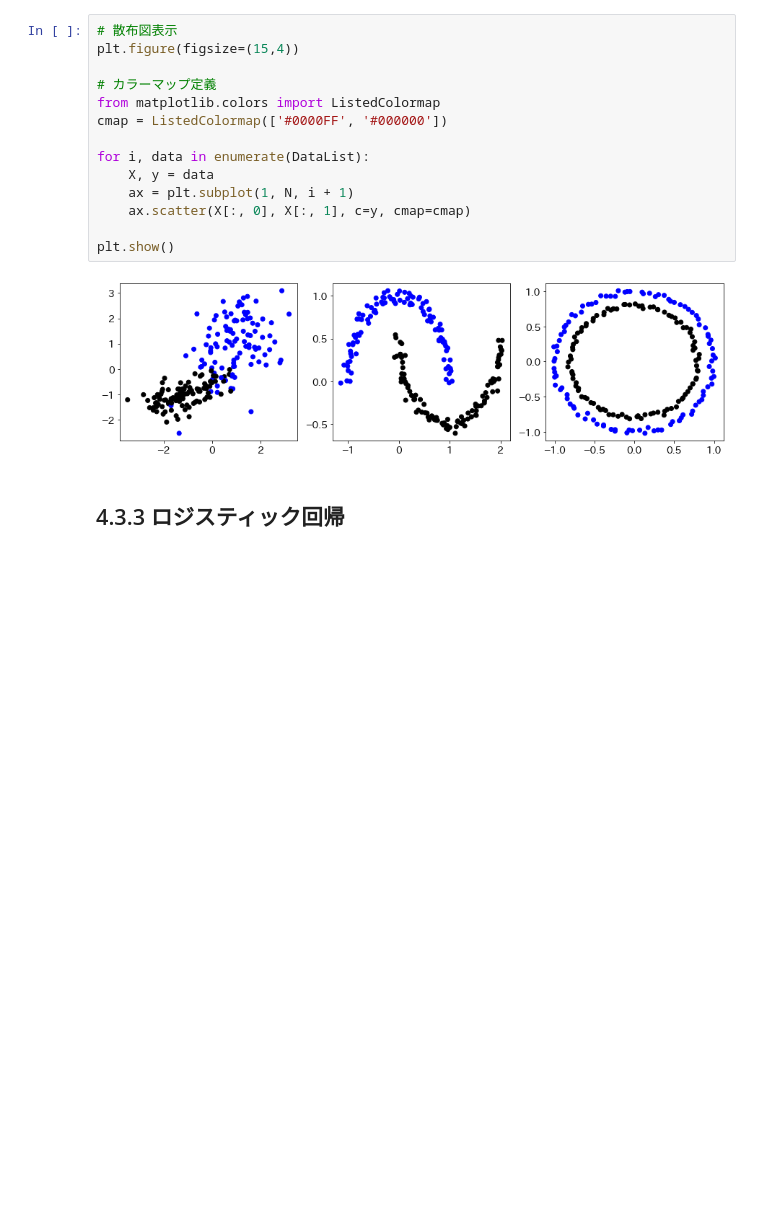
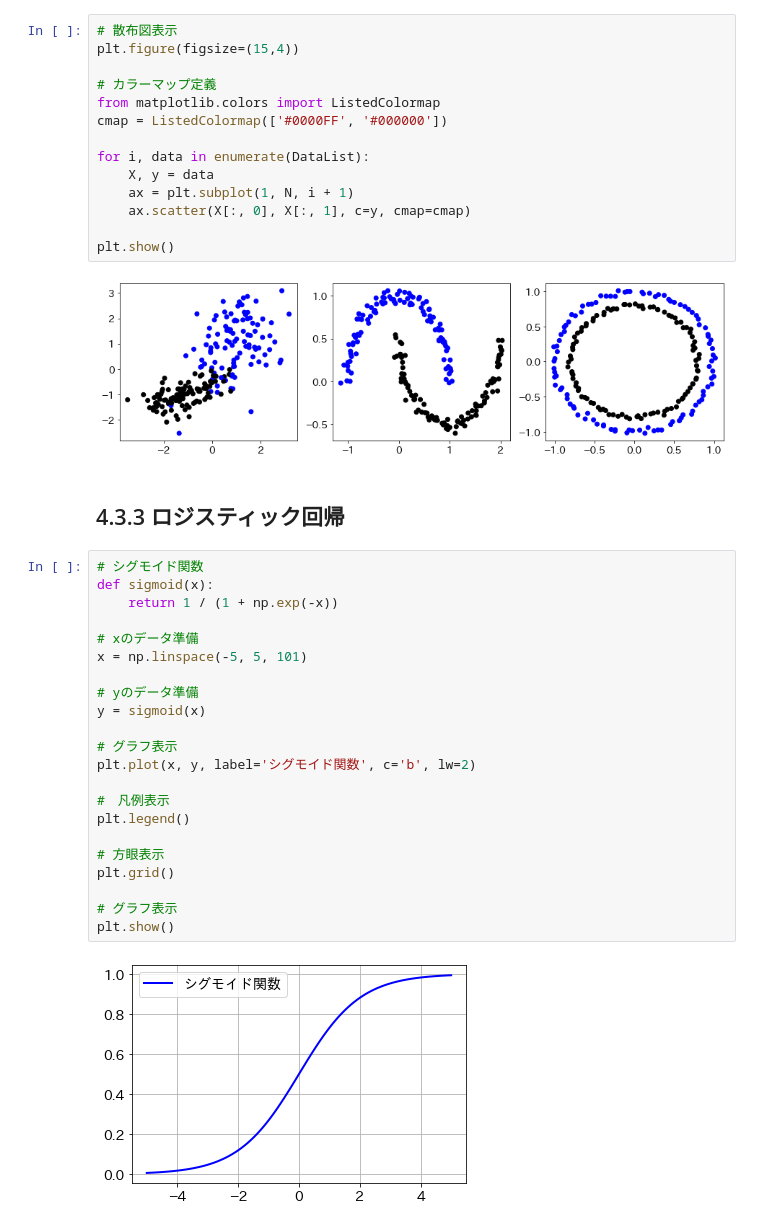
Before and after one commit to hirokimituya/book_create-profitable-AI-with-Python, a Jupyter notebook: ch04_03_algorithm.ipynb, the cells around one changed output. Drawn from its saved outputs; the diff is of its cells as text; blank space fills up the shorter version.

```diff
--- a/ch04_03_algorithm.ipynb
+++ b/ch04_03_algorithm.ipynb
@@ -82,3 +82,27 @@ plt.show()
 [figure]
 # %% [markdown]
 ## 4.3.3 ロジスティック回帰
+# %%
+# シグモイド関数
+def sigmoid(x):
+    return 1 / (1 + np.exp(-x))
+
+# xのデータ準備
+x = np.linspace(-5, 5, 101)
+
+# yのデータ準備
+y = sigmoid(x)
+
+# グラフ表示
+plt.plot(x, y, label='シグモイド関数', c='b', lw=2)
+
+#　凡例表示
+plt.legend()
+
+# 方眼表示
+plt.grid()
+
+# グラフ表示
+plt.show()
+# %% [output]
+[figure, added]
```
Also changed, not shown: parts of 14 cells of this notebook.
